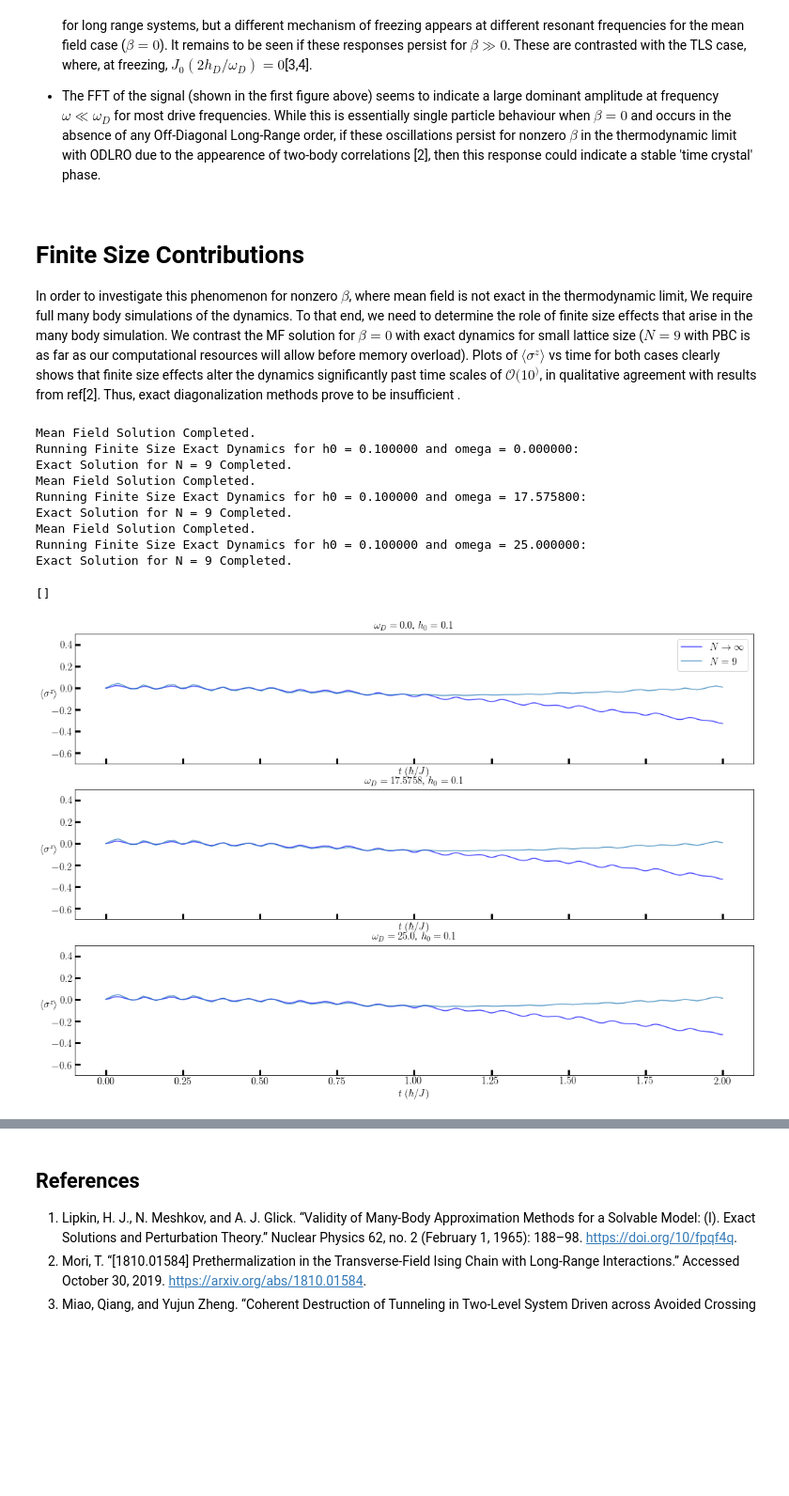
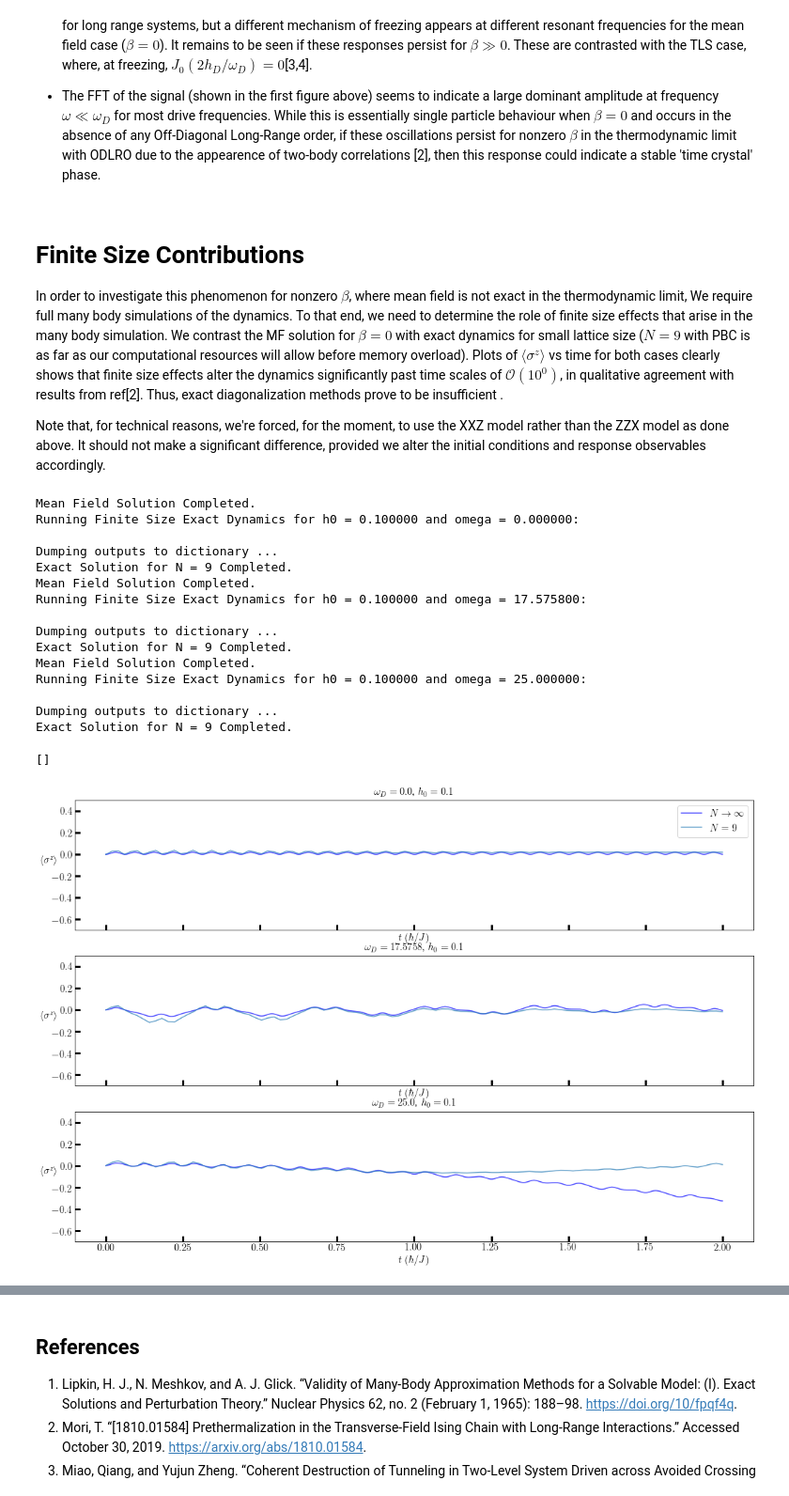
Before and after one commit to deyh2020/periodic_lipkin, a Jupyter notebook: lipkin.ipynb, the cells around one changed output, grey strips where cells are left out. Shown: that part at 94% size. Saved outputs shown, nothing was run; the diff lists cells and outputs as text; code cells hidden in the pictures; blank space fills up the shorter version.

```diff
--- a/lipkin.ipynb
+++ b/lipkin.ipynb
@@ -64,9 +64,9 @@ omegas = [h, 2.0 * h/eta, 14.5012741]
 lastplot = len(omegas) - 1
 
 def mf_jac (psi, t, h0, h, omega):
-    sx_mf = multi_dot([psi.conjugate(), sx, psi])
+    sz_mf = multi_dot([psi.conjugate(), sz, psi])
     drive = h0 + h * np.cos(omega * t)
-    jac = (1j) * (sx_mf * sx + drive * sz)
+    jac = (1j) * (sz_mf * sz + drive * sx)
     return jac
 
 def mf_func (psi, t, h0, h, omega):
@@ -74,7 +74,7 @@ def mf_func (psi, t, h0, h, omega):
 
 def tls_jac (psi, t, h0, h, omega):
     drive = h0 + h * np.cos(omega * t)
-    jac = (1j) * (sx + drive * sz)
+    jac = (1j) * (sz + drive * sx)
     return jac
 
 def tls_func (psi, t, h0, h, omega):
@@ -84,8 +84,8 @@ def tls_func (psi, t, h0, h, omega):
 #evals, evecs = eig((1j) * tls_jac(None, 0.0, h0, h, 1.0))
 #psi0 = evecs[:,np.argmin(evals)].copy()
 
-#Start from eigenstate of sx
-evals, evecs = eig((1j) * tls_jac(None, 0.0, 0.0, 0.0, 0.0))
+#Start from eigenstate of sz
+evals, evecs = eig(-(1j) * tls_jac(None, 0.0, 0.0, 0.0, 0.0))
 psi0 = evecs[:,np.argmin(evals)].copy()
 
 for i, w in enumerate(omegas):
@@ -99,20 +99,20 @@ for i, w in enumerate(omegas):
     mz_tls = np.einsum("ij,jk,ik->i", sol_tls.conjugate(), sz, sol_tls)
 
     axs[i, 0].set_title(r"$\omega_D = {}$, ".format(w) + r"$h_D = {}$ ".format(h), fontsize=fs)
-    axs[i, 0].plot(t, mz_tls.real,'r', label = "TLS Soln")
-    axs[i, 0].plot(t, mz_mf.real, 'b', label = "MF Soln", alpha=0.7)
-    axs[i, 0].set_ylabel(r'$\langle\sigma^z\rangle$',fontsize=fs, rotation=0)
+    axs[i, 0].plot(t, mx_tls.real,'r', label = "TLS Soln")
+    axs[i, 0].plot(t, mx_mf.real, 'b', label = "MF Soln", alpha=0.7)
+    axs[i, 0].set_ylabel(r'$\langle\sigma^x\rangle$',fontsize=fs, rotation=0)
     axs[i, 0].tick_params(direction='in', length=8, width=3, labelsize=fs)
     axs[i, 0].set_yticks([-1.,-0.5,0.,0.5,1.], minor=False)
     #axs[i, 0].set_xlim(-1.1, 10.1)
     axs[i, 0].set_ylim(-1.1, 1.1)
 
     #Now, FFT
-    freqs_mf = np.fft.fftshift(np.fft.fftfreq(np.size(mz_mf), d=t[1]-t[0]))
-    spectrum_mf = np.fft.fftshift(np.fft.fft(mz_mf - np.average(mz_mf)))
-    freqs_tls = np.fft.fftshift(np.fft.fftfreq(np.size(mz_tls), d=t[1]-t[0]))
-    spectrum_tls = np.fft.fftshift(np.fft.fft(mz_tls - np.average(mz_tls)))
-    axs[i, 1].set_ylabel(r'$S^z_\omega$',fontsize=fs, rotation=0)
+    freqs_mf = np.fft.fftshift(np.fft.fftfreq(np.size(mx_mf), d=t[1]-t[0]))
+    spectrum_mf = np.fft.fftshift(np.fft.fft(mx_mf - np.average(mz_mf)))
+    freqs_tls = np.fft.fftshift(np.fft.fftfreq(np.size(mx_tls), d=t[1]-t[0]))
+    spectrum_tls = np.fft.fftshift(np.fft.fft(mx_tls - np.average(mx_tls)))
+    axs[i, 1].set_ylabel(r'$S^x_\omega$',fontsize=fs, rotation=0)
     axs[i, 1].tick_params(direction='in', length=8, width=3, labelsize=fs)
     axs[i, 1].plot(2.0 * np.pi * freqs_tls.real/w, np.abs(spectrum_tls),'r', label = "TLS Soln")
     axs[i, 1].plot(2.0 * np.pi * freqs_mf.real/w, np.abs(spectrum_mf),'b', label = "MF Soln", alpha=0.6)
@@ -218,8 +244,11 @@ These points of near-infinite freezing (for sufficiently large $\omega_D$ so as
 # %% [markdown]
 # Finite Size Contributions
 
-In order to investigate this phenomenon for nonzero $\beta$, where mean field is not exact in the thermodynamic limit, We require full many body simulations of the dynamics. To that end, we need to determine the role of finite size effects that arise in the many body simulation. We contrast the MF solution for $\beta=0$ with exact dynamics for small lattice size ($N=9$ with PBC is as far as our computational resources will allow before memory overload). Plots of $\langle \sigma^z\rangle$ vs time for both cases clearly shows that finite size effects alter the dynamics significantly past time scales of $\mathcal{O}(10^)$, in qualitative agreement with results from ref[2]. Thus, exact diagonalization methods prove to be insufficient .
+In order to investigate this phenomenon for nonzero $\beta$, where mean field is not exact in the thermodynamic limit, We require full many body simulations of the dynamics. To that end, we need to determine the role of finite size effects that arise in the many body simulation. We contrast the MF solution for $\beta=0$ with exact dynamics for small lattice size ($N=9$ with PBC is as far as our computational resources will allow before memory overload). Plots of $\langle \sigma^z\rangle$ vs time for both cases clearly shows that finite size effects alter the dynamics significantly past time scales of $\mathcal{O}(10^0)$, in qualitative agreement with results from ref[2]. Thus, exact diagonalization methods prove to be insufficient .
+
+Note that, for technical reasons, we're forced, for the moment, to use the XXZ model rather than the ZZX model as done above. It should not make a significant difference, provided we alter the initial conditions and response observables accordingly.
 # %%
+##Note that, this code runs for the XXZ model with IC @ eig(SX), unlike the code above which runs for the ZZX model with IC @ eig(SZ)
 import numpy as np
 from numpy.linalg import multi_dot, norm, eig
 from odeintw import odeintw
@@ -249,6 +278,13 @@ omegas = [0.0, 17.5758, 25.0]
 
 fig, axs = plt.subplots(len(omegas), 1, sharex='col', figsize=(18,12))
 
+def tls_jac (psi, t, h0, h, omega):
+    drive = h0 + h * np.cos(omega * t)
+    jac = (1j) * (sx + drive * sz)
+    return jac
+
+def tls_func (psi, t, h0, h, omega):
+    return np.dot(tls_jac(psi, t, h0, h, omega), psi)
 def mf_jac (psi, t, h0, h, omega):
     sx_mf = multi_dot([psi.conjugate(), sx, psi])
     drive = h0 + h * np.cos(omega * t)
@@ -265,45 +301,51 @@ def exact_dynamics(p):
     return cp.run_dyn(p, initstate)
 
 #Start from eigenstate of sx
-evals, evecs = eig((1j) * tls_jac(None, 0.0, 0.0, 0.0))
+evals, evecs = eig((1j) * tls_jac(None, 0.0, 0.0, 0.0, 0.0))
 psi0 = evecs[:,np.argmin(evals)].copy()
 
 for i, w in enumerate(omegas):
     # Set up the inputs and call odeintw to solve the mean field system.
-    ##sol_mf = odeintw(mf_func, psi0, t, args=(h0, h, w), Dfun=mf_jac)
+    sol_mf = odeintw(mf_func, psi0, t, args=(h0, h, w), Dfun=mf_jac)
     #calculate expectation values
     mz_mf = np.einsum("ij,jk,ik->i", sol_mf.conjugate(), sz, sol_mf)
     print("Mean Field Solution Completed.")
 
     axs[i].set_title(r"$\omega_D = {}$, ".format(w) + r"$h_0 = {}$ ".format(h0), fontsize=fs)
     axs[i].set_xlabel(r'$t\;(\hbar/J)$',fontsize=fs)
     axs[i].set_ylabel(r'$\langle\sigma^z\rangle$',fontsize=fs, rotation=0)
     axs[i].tick_params(direction='in', length=8, width=3, labelsize=fs)
     axs[i].plot(t, mz_mf.real, 'b', label = r"$N\to\infty$", alpha=0.7)
     print("Running Finite Size Exact Dynamics for h0 = %f and omega = %f:"%(h0, w))
     n = finite_sizes
     J = np.ones(n**2).reshape(n,n) * 2.0 / (n-1)
     #Set up the inputs and call curie_weiss_periodic to solve the exact system.
     p = cp.ParamData(hopmat = J, lattice_size=n, ampl = -25.0, omega=w, times=t_exact, hx=0.0, hy=0.0, hz=-h0, jx=-1.0, jy=0.0, jz=0.0)
-    ##ed_data = exact_dynamics(p)
+    ed_data = exact_dynamics(p)
     print("Exact Solution for N = %d Completed." % n)
     axs[i].plot(t_exact, np.real(ed_data["sz"]), label = r"$N = %d$" % n, alpha=0.7)
 legend0 = axs[0].legend(prop={'size': fs})
 for ax in axs:
     ax.set_ylim([-0.7, 0.5])
 plt.plot()
 # %% [output]
 Mean Field Solution Completed.
 Running Finite Size Exact Dynamics for h0 = 0.100000 and omega = 0.000000:
+
+Dumping outputs to dictionary ...
 Exact Solution for N = 9 Completed.
 Mean Field Solution Completed.
 Running Finite Size Exact Dynamics for h0 = 0.100000 and omega = 17.575800:
+
+Dumping outputs to dictionary ...
 Exact Solution for N = 9 Completed.
 Mean Field Solution Completed.
 Running Finite Size Exact Dynamics for h0 = 0.100000 and omega = 25.000000:
+
+Dumping outputs to dictionary ...
 Exact Solution for N = 9 Completed.
 []
-[figure, old version]
+[figure, new version]
 # %% [markdown]
 # Comparison of Exact Dynamics with DTWA
 
```
Also changed, not shown: parts of 5 cells of this notebook, 2 other files.
